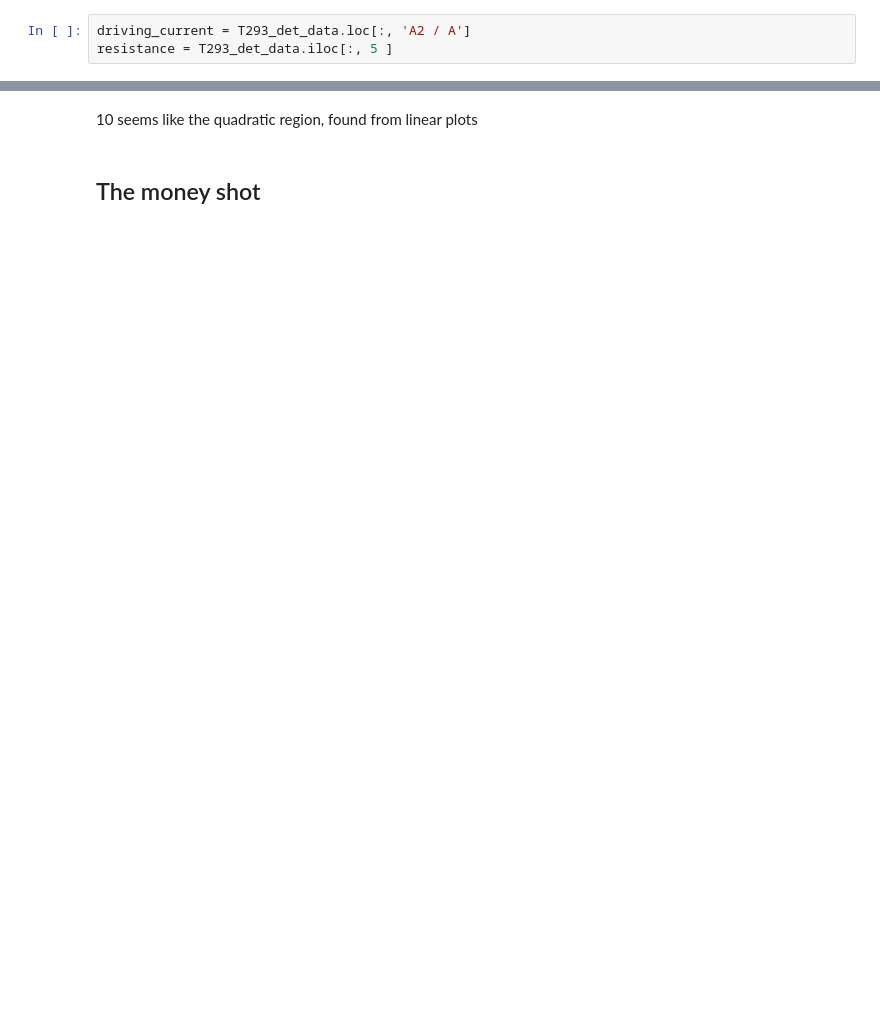
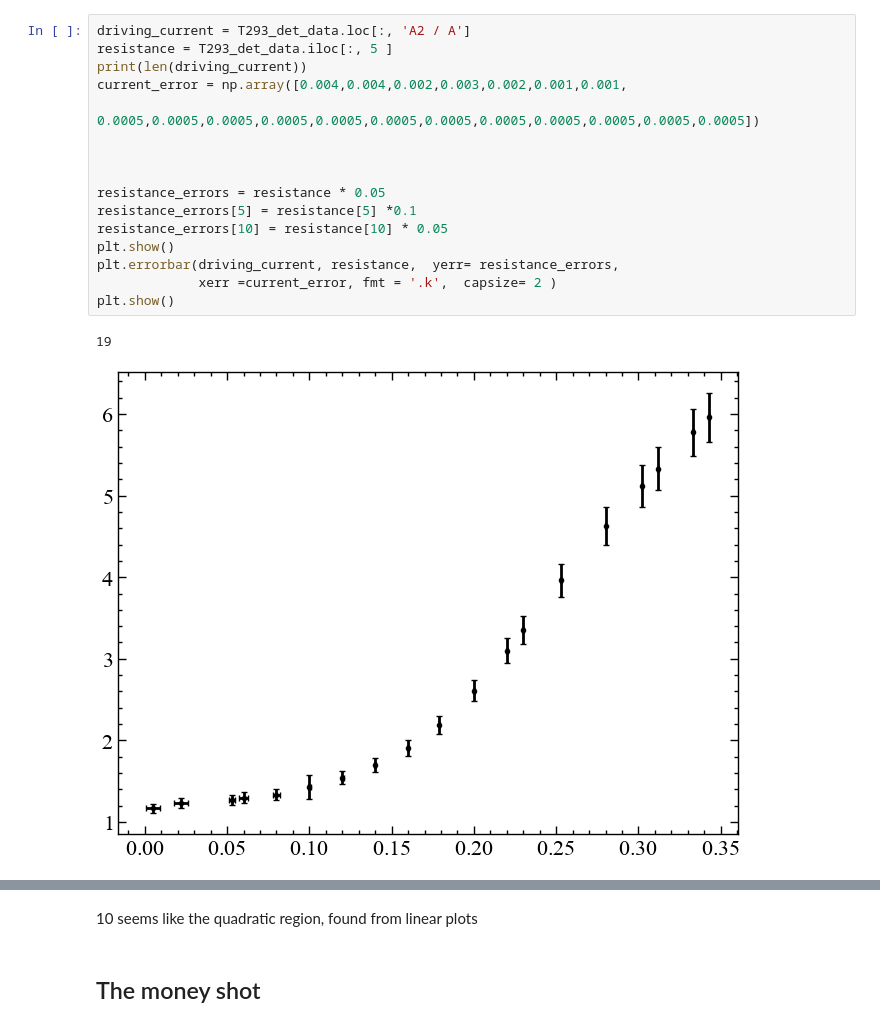
Before and after one commit to Chris-xun/A2-Radiation_Laws, a Jupyter notebook: T_293_determination_intial.ipynb, the cells around one changed output, grey strips where cells are left out. Drawn from its saved outputs; the diff is of its cells as text; blank space fills up the shorter version.

```diff
--- a/T_293_determination_intial.ipynb
+++ b/T_293_determination_intial.ipynb
@@ -24,9 +27,25 @@ T293_det_data
 | 16 | 1 | 3340 | 17800 | NaN | 0.312 | 5.329341 | NaN | NaN | NaN |
 | 17 | 1 | 3340 | 19300 | NaN | 0.333 | 5.778443 | NaN | NaN | NaN |
 | 18 | 1 | 3340 | 19900 | NaN | 0.343 | 5.958084 | NaN | NaN | NaN |
-# %%
-driving_current = T293_det_data.loc[:, 'A2 / A']
-resistance = T293_det_data.iloc[:, 5 ]
+# %%
+driving_current = T293_det_data.loc[:, 'A2 / A']
+resistance = T293_det_data.iloc[:, 5 ]
+print(len(driving_current))
+current_error = np.array([0.004,0.004,0.002,0.003,0.002,0.001,0.001,
+                          0.0005,0.0005,0.0005,0.0005,0.0005,0.0005,0.0005,0.0005,0.0005,0.0005,0.0005,0.0005])
+
+
+
+resistance_errors = resistance * 0.05
+resistance_errors[5] = resistance[5] *0.1
+resistance_errors[10] = resistance[10] * 0.05
+plt.show()
+plt.errorbar(driving_current, resistance,  yerr= resistance_errors,
+             xerr =current_error, fmt = '.k',  capsize= 2 )
+plt.show()
+# %% [output]
+19
+[figure, added]
 # %%
 def quadratic(x, a, b ,c):
     return a * x**2 + b*x + c
```
Also changed, not shown: parts of 4 cells of this notebook.
